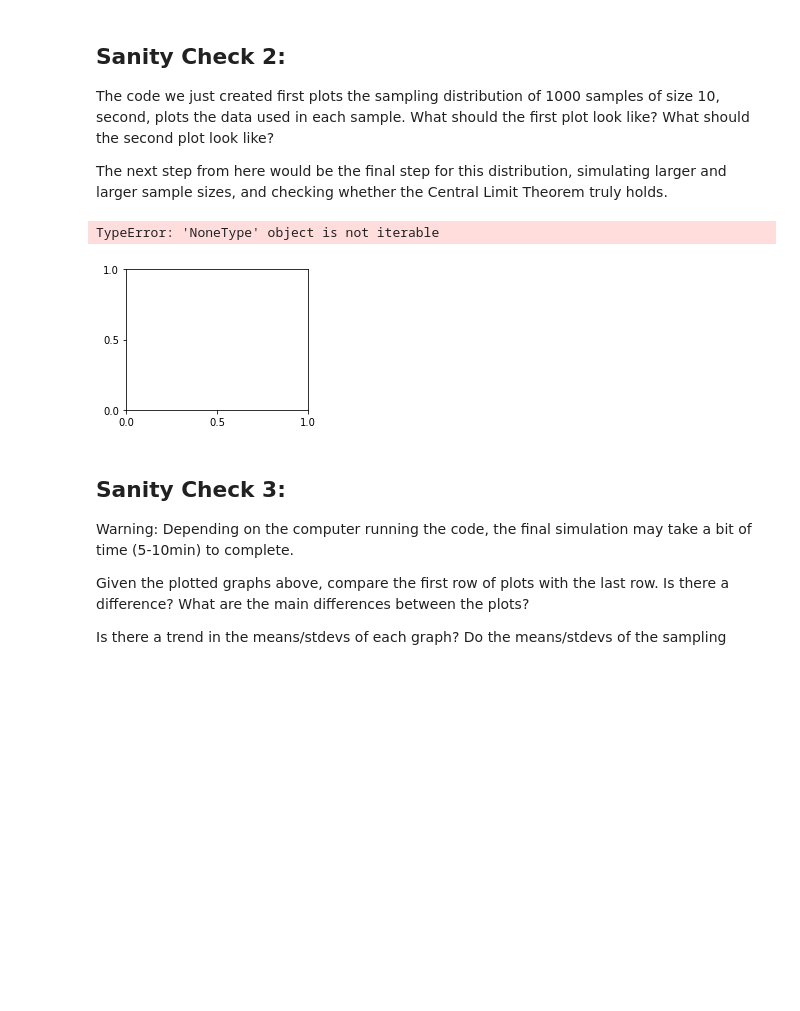
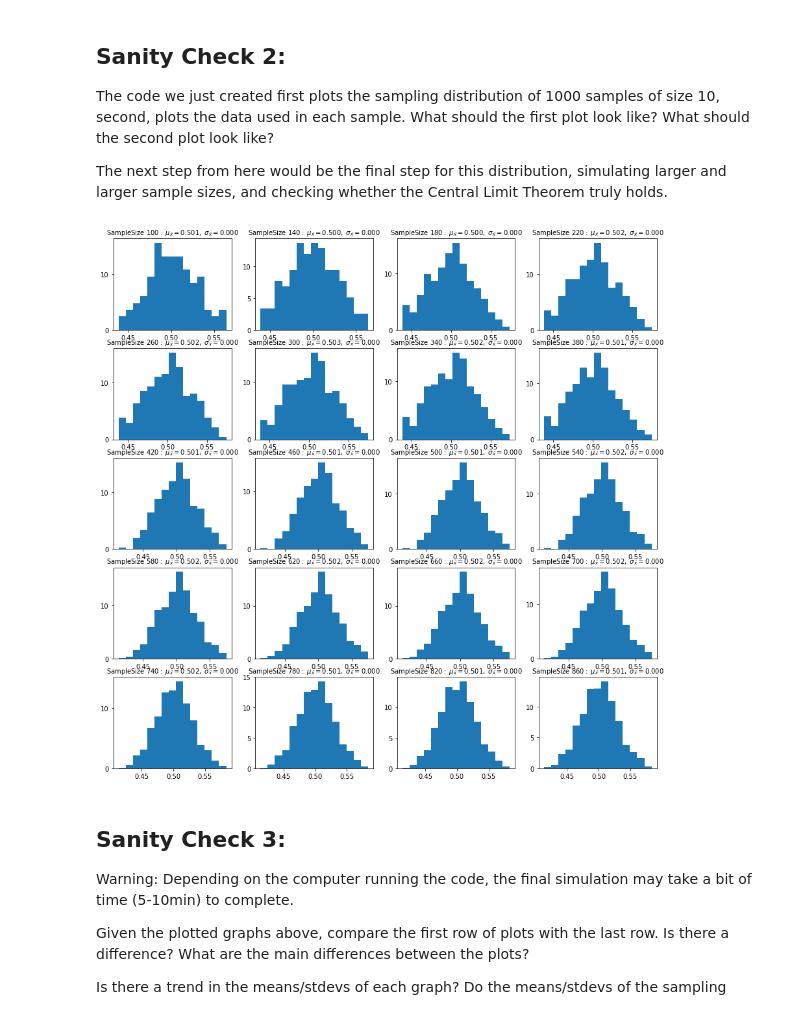
Before and after one commit to Kishidle/ADVSTAT-CLT, a Jupyter notebook: Central Limit Theorem - Workbook.ipynb, the cells around one changed output. Saved outputs shown, nothing was run; the diff lists cells and outputs as text; code cells hidden in the pictures; blank space fills up the shorter version.

```diff
--- a/Central Limit Theorem - Workbook.ipynb
+++ b/Central Limit Theorem - Workbook.ipynb
@@ -186,39 +186,51 @@ sample_size = 100
 ctr = 1
 
 fig = plt.figure(figsize=(15,15))
 
 # For a range of a number of samples starting from 100 to 900, repeat the sampling means process:
 for number_of_samples in range(100,900,40):
 
     ######################
     # Put Your Code Here #
     ######################
     # TODO:
     # 1) Fill the samples array.
     # 2) Get sample_means, the sampling distribution mean, and sampling distribution stdev.
+    samples = np.zeros((number_of_samples, sample_size))
+    iterator = 0
 
-    samples = None
-    sample_means = None
-    sample_ave = None
-    sample_stdev = None
+
+    for x in range(number_of_samples):
+        for y in range(sample_size):
+            samples[x][y] = data[iterator]
+            iterator += 1
+
+
+    sample_means = samples.mean(axis=1)
+    sample_ave = np.mean(sample_means)
+    sample_stdev = np.std(sample_ave)
+
+   #samples = None
+    #sample_means = None
+    #sample_ave = None
+    #sample_stdev = None
 
     ##################
     #      End       #
     ##################
 
     # Plotting code:
     ax = plt.subplot(5,4,ctr)
     for j in (ax.get_xticklabels() + ax.get_yticklabels()):
         j.set_fontsize(10)
 
     plt.hist(sample_means, 15,normed=True)
     plt.title(r'$\mathrm{Sample Size\ %d:}\ \mu_\bar{x}=%.3f,\ \sigma_\bar{x}=%.3f$' %(number_of_samples,sample_ave,sample_stdev))
     ax.title.set_fontsize(10)
 
     ctr += 1
 # %% [output]
-TypeError: 'NoneType' object is not iterable
-[figure, old version]
+[figure, new version]
 # %% [markdown]
 ## Sanity Check 3:
 
```
Also changed, not shown: parts of 3 cells of this notebook.
